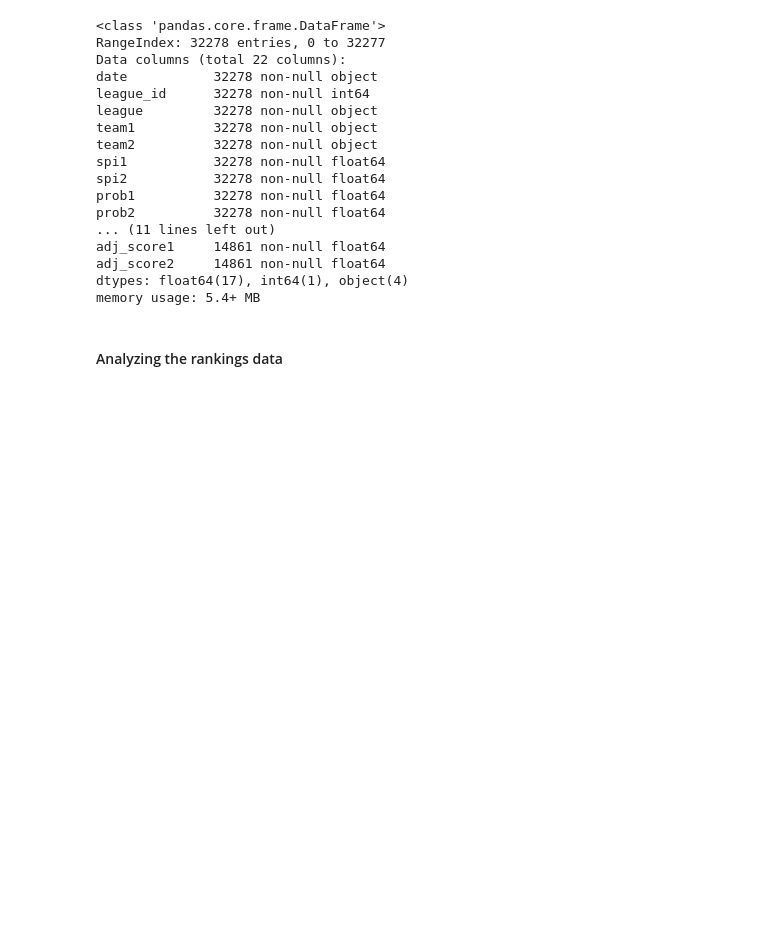
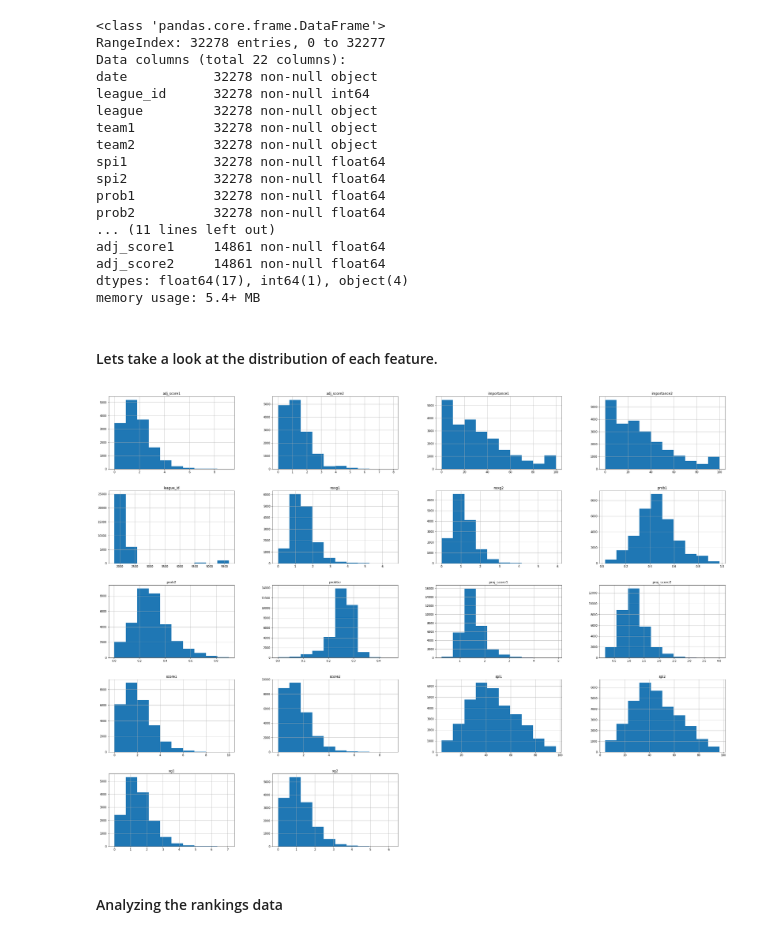
Before and after one commit to mugdhabajjuri/Datascience4, a Jupyter notebook: notebooks/Soccer_spi.ipynb, the cells around one changed output. Saved outputs shown, nothing was run; the diff lists cells and outputs as text; code cells hidden in the pictures; blank space fills up the shorter version.

```diff
--- a/notebooks/Soccer_spi.ipynb
+++ b/notebooks/Soccer_spi.ipynb
@@ -59,6 +60,12 @@ adj_score1     14861 non-null float64
 adj_score2     14861 non-null float64
 dtypes: float64(17), int64(1), object(4)
 memory usage: 5.4+ MB
+# %% [markdown]
+#### Lets take a look at the distribution of each feature.
+# %%
+df.hist(figsize=(40,30));
+# %% [output]
+[figure, added]
 # %%
 #In the original data We have rows of matches which aren't played yet, so removing them
 df = df.dropna()
```
Also changed, not shown: parts of 9 cells of this notebook.
